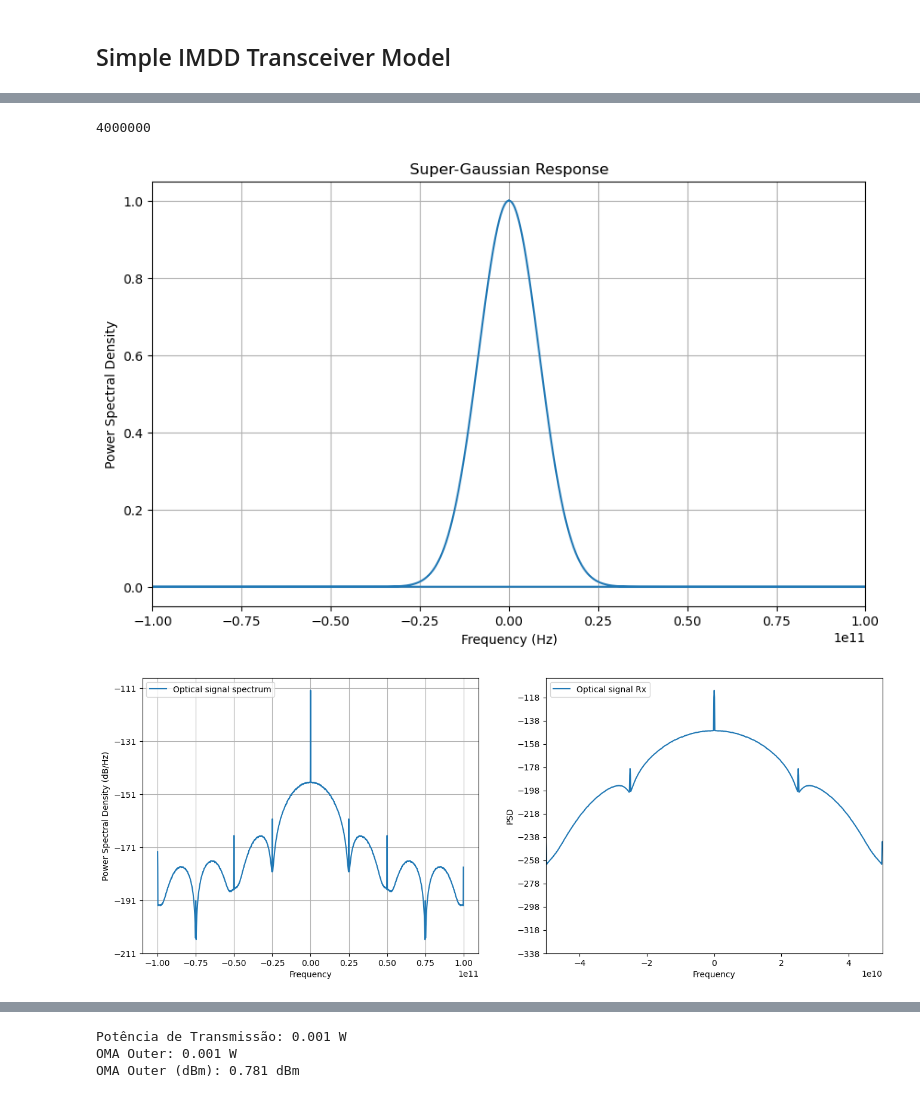
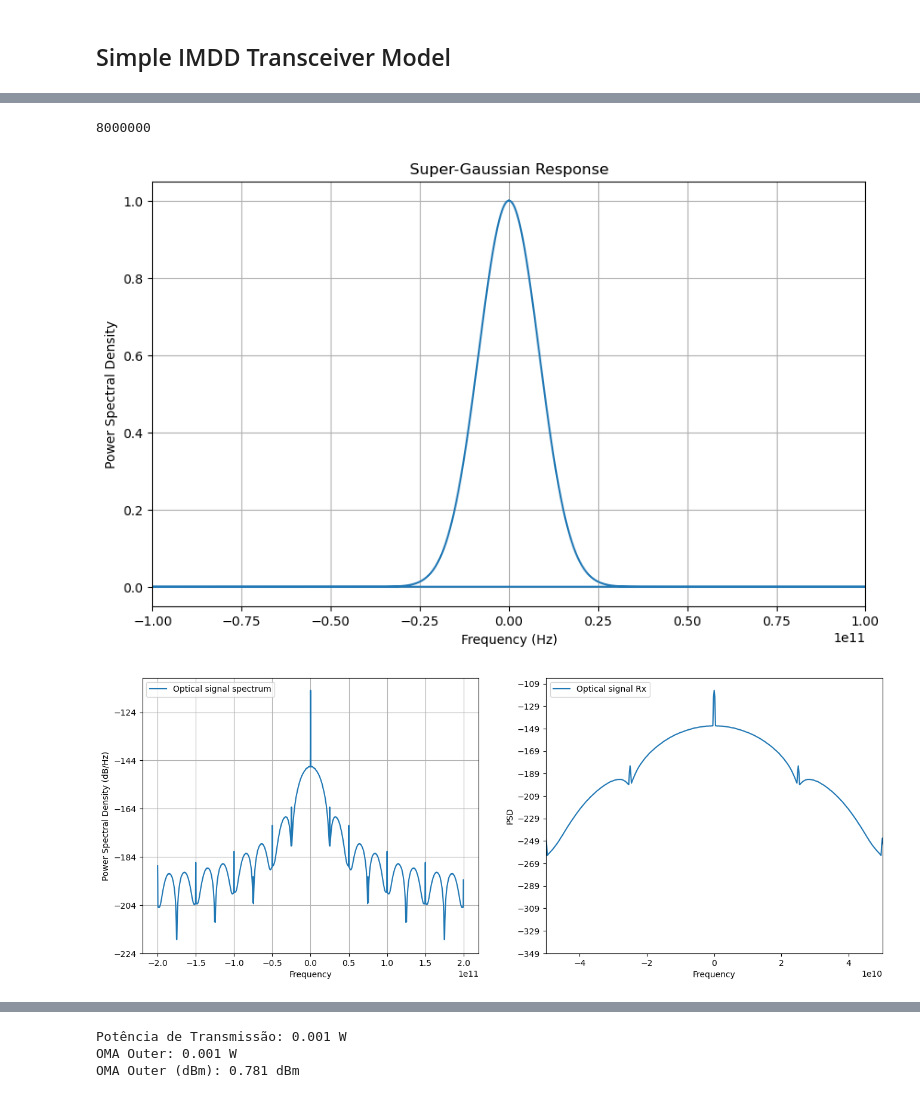
Before and after one commit to elmerfariass/Performance-Modeling-for-High-Capacity-IMDD-Systems, a Jupyter notebook: IMDD_Simulation/Section-II_Simulation.ipynb, the cells around one changed output, grey strips where cells are left out. Cells and saved outputs as stored; diff of their text form; code cells hidden in the pictures.

```diff
--- a/IMDD_Simulation/Section-II_Simulation.ipynb
+++ b/IMDD_Simulation/Section-II_Simulation.ipynb
@@ -61,10 +61,10 @@ SpS= 2
 
 # Sample Rate
 Fs= Rs*SpS
-#n_dac = 16
-n_dac = 4
-#Res = 16
-Res= 8
+n_dac = 8
+#n_dac = 4
+Res = 8
+#Res= 8
 DAC_ADC = True
 
 #Sample Time
@@ -209,39 +209,39 @@ N_samples = len(signal_optTx)
 sim_Fs = paramDAC.outFs # A taxa de amostragem do sinal modulado (400 GHz)
 
 # Cria o vetor de frequências correspondente aos bins da FFT
-f = fftfreq(N_samples, d=1/sim_Fs)
+f_sim = fftfreq(N_samples, d=1/sim_Fs)
 
 # 3. Gerar a resposta em frequência do canal
-H_ch = superGauss(f, n_order, B_3dB)
+H_ch = superGauss(f_sim, n_order, B_3dB)
 plt.figure(figsize=(10, 6))
-plt.plot(f, np.abs(H_ch)**2)
+plt.plot(f_sim, np.abs(H_ch)**2)
 plt.xlabel('Frequency (Hz)')
 plt.ylabel('Power Spectral Density')
 plt.title('Super-Gaussian Response')
 plt.grid(True)
 plt.xlim(-1e11, 1e11)
 plt.show()
 
 # 4. Aplicar o filtro ao sinal no domínio da frequência
 signal_optTx_fft = np.fft.fft(signal_optTx, N_samples)
 signal_optRx_fft = signal_optTx_fft * H_ch
 
 # Retornar o sinal filtrado para o domínio do tempo
 signal_optRx = ifft(signal_optRx_fft)
 
 fig, axs = plt.subplots(1, 2, figsize=(16,6))
 # plot psd
 axs[0].psd(signal_optTx, Fs=paramDAC.outFs, NFFT = 2048, sides='twosided', label = 'Optical signal spectrum')
 axs[0].legend(loc='upper left')
 
 axs[1].psd(signal_optRx, Fs = paramDAC.outFs, NFFT = 2048, sides = 'twosided', label = "Optical signal Rx")
 axs[1].set_ylabel('PSD')
 axs[1].set_xlabel('Frequency')
 axs[1].legend(loc='upper left')
 axs[1].grid()
 axs[1].set_xlim(-0.5e11, 0.5e11)
 plt.rcParams['figure.figsize'] = (14, 6)
 # %% [output]
-4000000
+8000000
 [figure]
-[figure, old version]
+[figure, new version]
```
Also changed, not shown: parts of 7 cells of this notebook, 2 other files.
